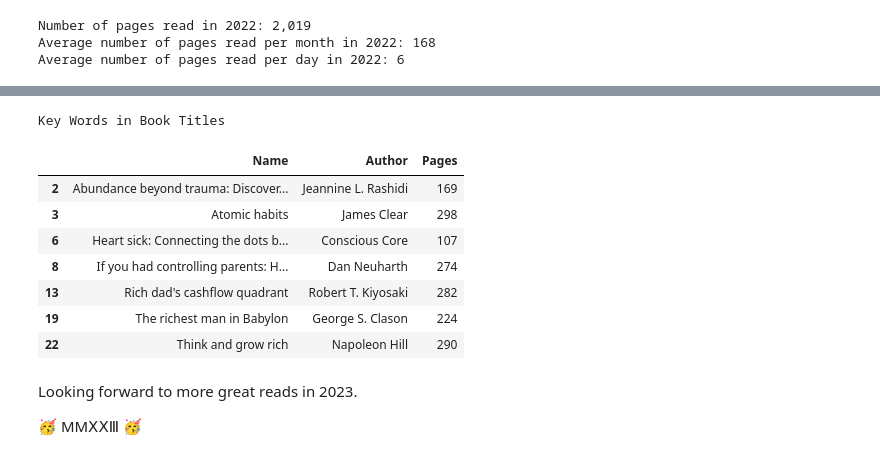
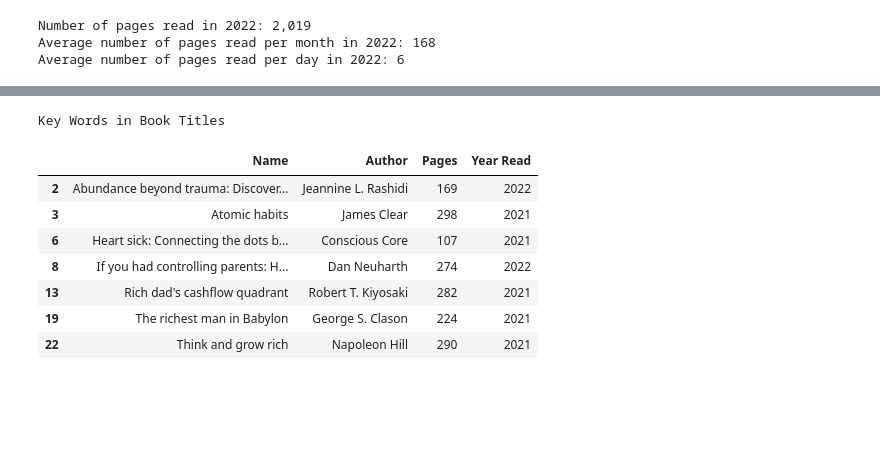
Before and after one commit to Sonya-7/PersonalReadingTrends, a Jupyter notebook: reading-list.ipynb, the cells around one changed output, grey strips where cells are left out. Drawn from its saved outputs; the diff is of its cells as text; code cells hidden in the pictures; blank space fills up the shorter version.

```diff
--- a/reading-list.ipynb
+++ b/reading-list.ipynb
@@ -134,3 +152,6 @@ plt.show()
+# %%
+BL21['Year Read'] = 2021
+BL22['Year Read'] = 2022
 # %%
 comb_list = pd.concat([BL21, BL22]).sort_values(by='Name').set_index([pd.Index(range(1, len(BL21) + len(BL22) + 1))])
 comb_list
@@ -171,17 +192,13 @@ plt.show()
 # %%
 print('Key Words in Book Titles')
-comb_list[comb_list['Name'].str.contains('rich| abundance| heal| you| habit', case=False)]
+comb_list[comb_list['Name'].str.contains('rich| abundance| heal| you| habit| time| invest', case=False)]
 # %% [output]
 Key Words in Book Titles
-|  | Name | Author | Pages |
-| 2 | Abundance beyond trauma: Discover... | Jeannine L. Rashidi | 169 |
-| 3 | Atomic habits | James Clear | 298 |
-| 6 | Heart sick: Connecting the dots b... | Conscious Core | 107 |
-| 8 | If you had controlling parents: H... | Dan Neuharth | 274 |
-| 13 | Rich dad's cashflow quadrant | Robert T. Kiyosaki | 282 |
-| 19 | The richest man in Babylon | George S. Clason | 224 |
-| 22 | Think and grow rich | Napoleon Hill | 290 |
+|  | Name | Author | Pages | Year Read |
+| 2 | Abundance beyond trauma: Discover... | Jeannine L. Rashidi | 169 | 2022 |
+| 3 | Atomic habits | James Clear | 298 | 2021 |
+| 6 | Heart sick: Connecting the dots b... | Conscious Core | 107 | 2021 |
+| 8 | If you had controlling parents: H... | Dan Neuharth | 274 | 2022 |
+| 13 | Rich dad's cashflow quadrant | Robert T. Kiyosaki | 282 | 2021 |
+| 19 | The richest man in Babylon | George S. Clason | 224 | 2021 |
+| 22 | Think and grow rich | Napoleon Hill | 290 | 2021 |
-# %% [markdown]
-Looking forward to more great reads in 2023.
-
-🥳  MMⅩⅩⅢ  🥳
```
Also changed, not shown: parts of 9 cells of this notebook.
